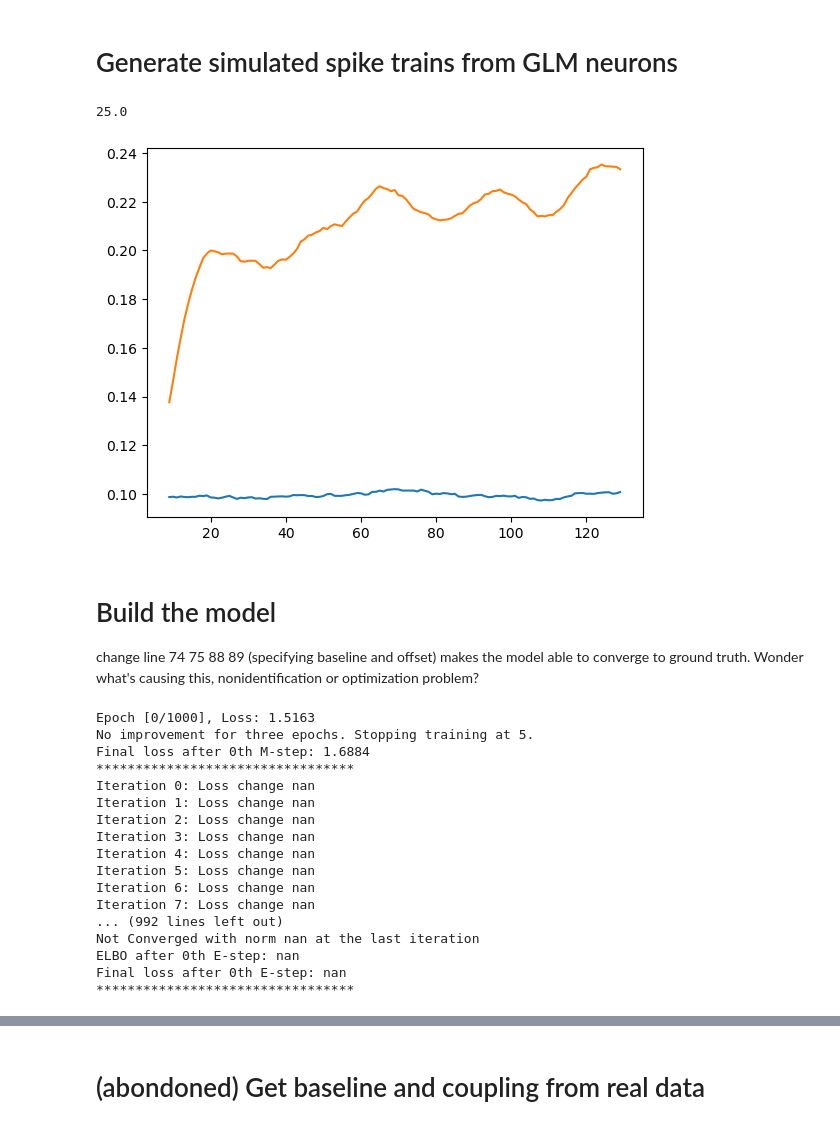
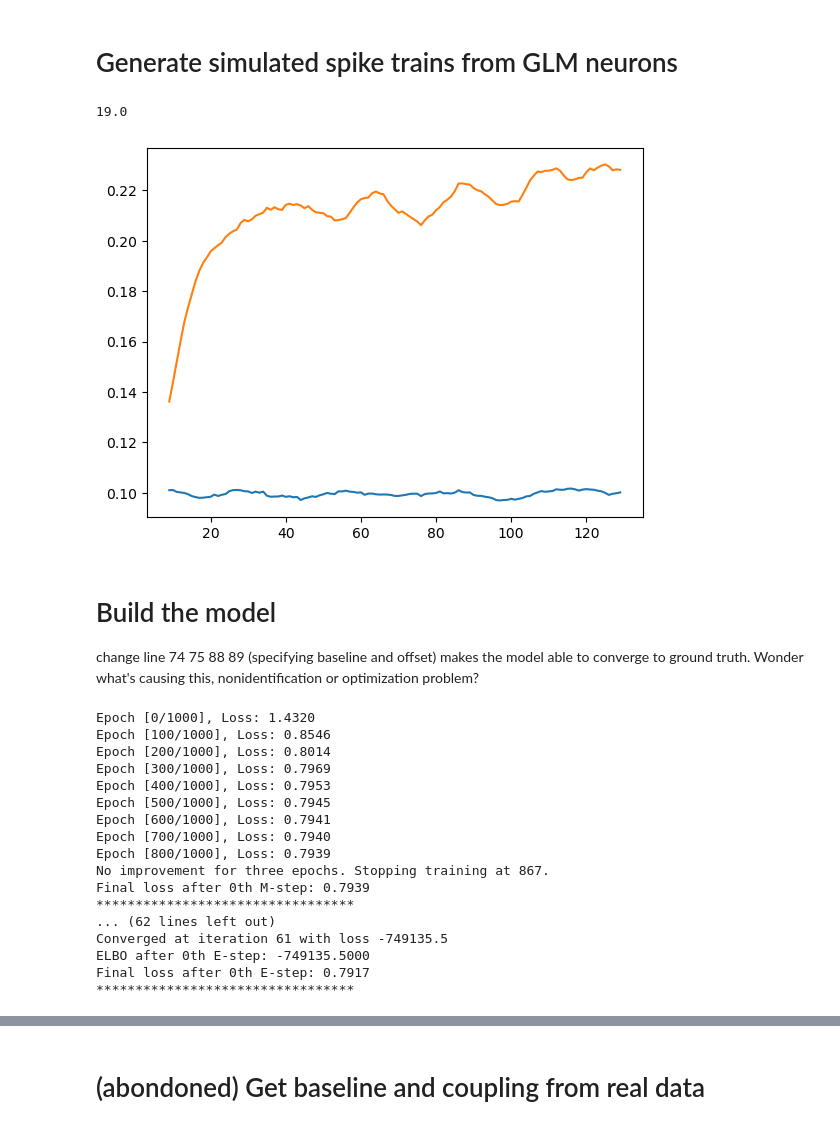
Before and after one commit to Qi-Xin/FC-GPFA, a Jupyter notebook: Decoder&Encoder.ipynb, the cells around one changed output, grey strips where cells are left out. Saved outputs shown, nothing was run; the diff lists cells and outputs as text; code cells hidden in the pictures.

```diff
--- a/Decoder&Encoder.ipynb
+++ b/Decoder&Encoder.ipynb
@@ -195,7 +195,7 @@ for jarea in range(narea):
 
 ### Generate time-varying coupling strength coefficients
 nlatent = 1
-gt_latent_params = {'sigma2':0.25, 'nlatent':nlatent, 'offset':0.5, 'L':20}
+gt_latent_params = {'sigma2':0.25, 'nlatent':nlatent, 'offset':0.5, 'L':50}
 project_w = (np.random.uniform(low=-1, high=1, size=(narea, narea, nlatent)))
 project_w *= 2/np.sqrt(np.sum(project_w**2))
 K_gt = get_K(nt=nt, L=gt_latent_params['L'], sigma2=gt_latent_params['sigma2'])
@@ -216,35 +216,35 @@ for itrial in range(ntrial):
     spikes_single_trial = np.zeros((nt, nneuron, 1))
     log_firing_rate = copy.copy(baseline_mat[:,:,np.newaxis])
     spikes_single_trial[0,:,0] = np.random.poisson(np.exp(log_firing_rate[0,:,0]))
 
     for t in range(1, nt):
         nhistories = min(t, max_histories)
         temp_log_firing_rate = (coupling_mat[-nhistories:, :, :] \
             * np.kron(time_varying_coef[:,:,itrial,t][np.newaxis,:,:], np.ones((nneuron_area, nneuron_area))) \
                 * spikes_single_trial[(t-nhistories):(t), :, :]).sum(axis=(0, 1))
         log_firing_rate[t,:,0] += temp_log_firing_rate
         log_firing_rate[t,:,0] = np.minimum(log_firing_rate[t,:,0], MAX_FIRING_RATE)
         spikes_single_trial[t,:,0] = np.random.poisson(np.exp(log_firing_rate[t,:,0]))
         # spikes_single_trial[t,:,0] = np.exp(log_firing_rate[t,:,0])
 
     log_firing_rate = log_firing_rate.squeeze()
     spikes_single_trial = spikes_single_trial.squeeze()
     spikes[itrial, :, :] = spikes_single_trial.T
     log_firing_rate_rcd[itrial, :, :] = log_firing_rate.T
 
 print(spikes.max())
 
 spikes_full = spikes
 spikes = [spikes_full[:,iarea*nneuron_area:(iarea+1)*nneuron_area,:] for iarea in range(narea)]
 
 import pandas as pd
 window_size = 10
 for i in range(narea):
     smoothed_spikes = pd.Series(spikes[i].mean(axis=(0,1))).rolling(window=window_size).mean()
     plt.plot(smoothed_spikes)
 # %% [output]
-25.0
+19.0
-[figure, old version]
+[figure, new version]
 # %% [markdown]
 # Build the model
 
@@ -294,6 +294,7 @@ class FC_GPFC(nn.Module):
             # self.latents_readout = nn.Parameter(torch.from_numpy(project_w).float().to(device))
             self.time_varying_coef_offset = nn.Parameter(0.1 * (torch.randn(self.npop, self.npop, 1, 1, device=self.device) * 2 - 1))
             # self.time_varying_coef_offset = nn.Parameter(gt_latent_params['offset'] * torch.ones(self.npop, self.npop, 1, 1, device=device))
+            # self.time_varying_coef_offset = nn.Parameter(0.1 * torch.ones(self.npop, self.npop, 1, 1, device=device))
             ###############################################
 
             coupling_filter_params = {'peaks_max':20.2, 'num':3, 'nonlinear':0.5}
@@ -403,7 +404,7 @@ class FC_GPFC(nn.Module):
 torch.manual_seed(0)
 
 # Instantiate the model
-K = get_K(nt=gt_neuron_params['nt'], L=gt_latent_params['L'], sigma2=gt_latent_params['sigma2'])
+K = get_K(nt=gt_neuron_params['nt'], L=50, sigma2=gt_latent_params['sigma2'])
 # model = FC_GPFC(spikes, latents=latents[:,:,gt_neuron_params['npadding']:], npadding=gt_neuron_params['npadding'])
 model = FC_GPFC(spikes, K=K, nlatent=1, npadding=gt_neuron_params['npadding'], device=device)
 model.latents = torch.tensor(latents[:,:,gt_neuron_params['npadding']:], dtype=torch.float32, device=device)
@@ -414,7 +415,7 @@ criterion = nn.PoissonNLLLoss()
 optimizer = optim.SGD(model.parameters(), lr=5e-2)
 
 # Training loop
-PRINT_EPOCH = 10
+PRINT_EPOCH = 100
 PENAL_beta_coupling = 1e-3
 tol = 1e-6
 num_EM_epochs = 1
@@ -460,7 +461,7 @@ for EM_epoch in range(num_EM_epochs):
     # E-step
 
     model.normalize()
-    elbo = model.reestimate_latents(lr=1e-2, max_iter=num_E_iter, tol=1e-6, verbose=True)
+    elbo = model.reestimate_latents(lr=1e-1, max_iter=num_E_iter, tol=1e-6, verbose=True)
     print(f"ELBO after {EM_epoch}th E-step: {elbo:.4f}")
     outputs = model()
     loss = 0
@@ -473,20 +474,20 @@ for EM_epoch in range(num_EM_epochs):
     print(f"Final loss after {EM_epoch}th E-step: {loss.item():.4f}")
     print(f"*********************************")
 # %% [output]
-Epoch [0/1000], Loss: 1.5163
-No improvement for three epochs. Stopping training at 5.
-Final loss after 0th M-step: 1.6884
+Epoch [0/1000], Loss: 1.4320
+Epoch [100/1000], Loss: 0.8546
+Epoch [200/1000], Loss: 0.8014
+Epoch [300/1000], Loss: 0.7969
+Epoch [400/1000], Loss: 0.7953
+Epoch [500/1000], Loss: 0.7945
+Epoch [600/1000], Loss: 0.7941
+Epoch [700/1000], Loss: 0.7940
+Epoch [800/1000], Loss: 0.7939
+No improvement for three epochs. Stopping training at 867.
+Final loss after 0th M-step: 0.7939
 *********************************
-Iteration 0: Loss change nan
-Iteration 1: Loss change nan
-Iteration 2: Loss change nan
-Iteration 3: Loss change nan
-Iteration 4: Loss change nan
-Iteration 5: Loss change nan
-Iteration 6: Loss change nan
-Iteration 7: Loss change nan
-... (992 lines left out)
-Not Converged with norm nan at the last iteration
-ELBO after 0th E-step: nan
-Final loss after 0th E-step: nan
+... (62 lines left out)
+Converged at iteration 61 with loss -749135.5
+ELBO after 0th E-step: -749135.5000
+Final loss after 0th E-step: 0.7917
 *********************************
```
Also changed, not shown: parts of 5 cells of this notebook.
